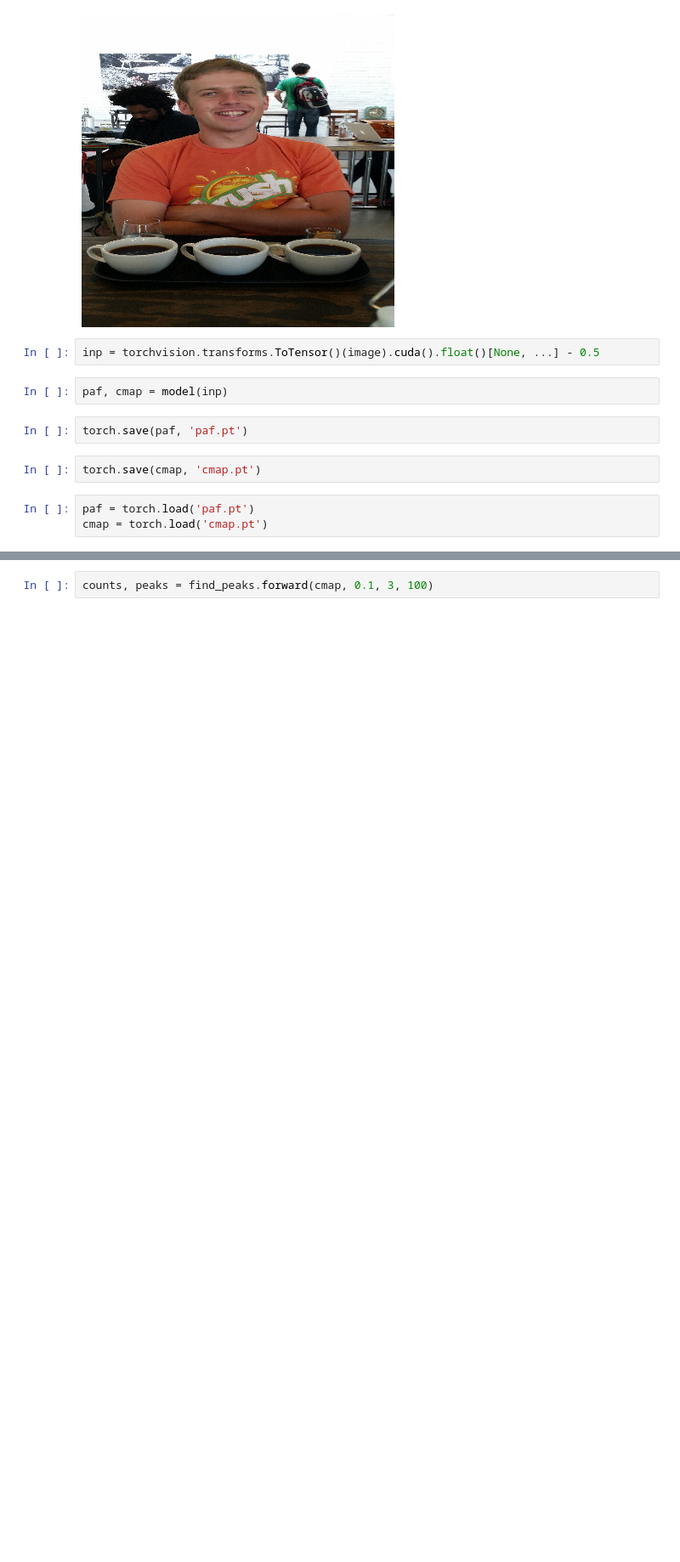
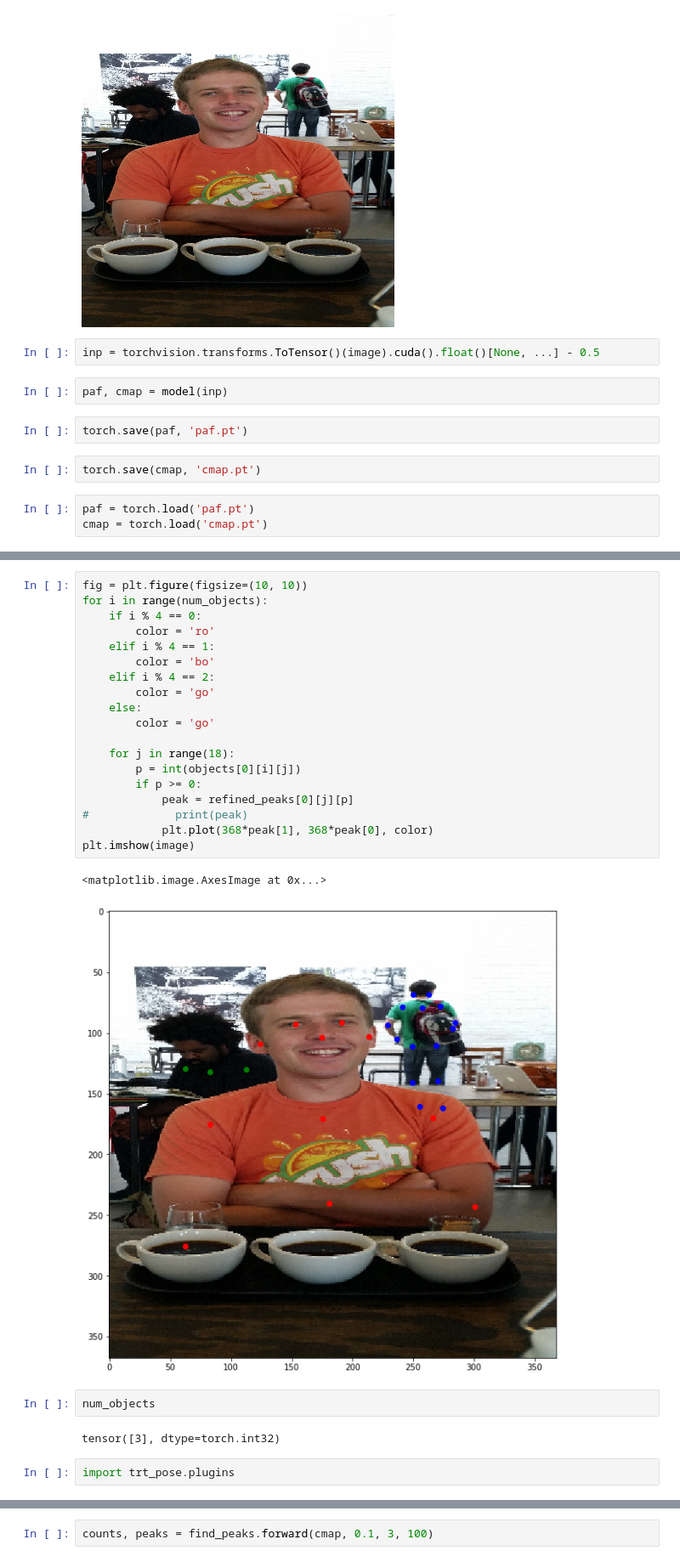
Before and after one commit to NVIDIA-AI-IOT/trt_pose, a Jupyter notebook: scripts/Untitled.ipynb, the cells around one changed output, grey strips where cells are left out. Shown: that part at 85% size. Cells and saved outputs as stored; diff of their text form; blank space fills up the shorter version.

```diff
--- a/scripts/Untitled.ipynb
+++ b/scripts/Untitled.ipynb
@@ -64,0 +85,28 @@ plt.show()
+# %%
+fig = plt.figure(figsize=(10, 10))
+for i in range(num_objects):
+    if i % 4 == 0:
+        color = 'ro'
+    elif i % 4 == 1:
+        color = 'bo'
+    elif i % 4 == 2:
+        color = 'go'
+    else:
+        color = 'go'
+
+    for j in range(18):
+        p = int(objects[0][i][j])
+        if p >= 0:
+            peak = refined_peaks[0][j][p]
+#             print(peak)
+            plt.plot(368*peak[1], 368*peak[0], color)
+plt.imshow(image)
+# %% [output]
+<matplotlib.image.AxesImage at 0x...>
+[figure, added]
+# %%
+num_objects
+# %% [output]
+tensor([3], dtype=torch.int32)
+# %%
+import trt_pose.plugins
```
Also changed, not shown: parts of 61 cells of this notebook, 5 other files.
